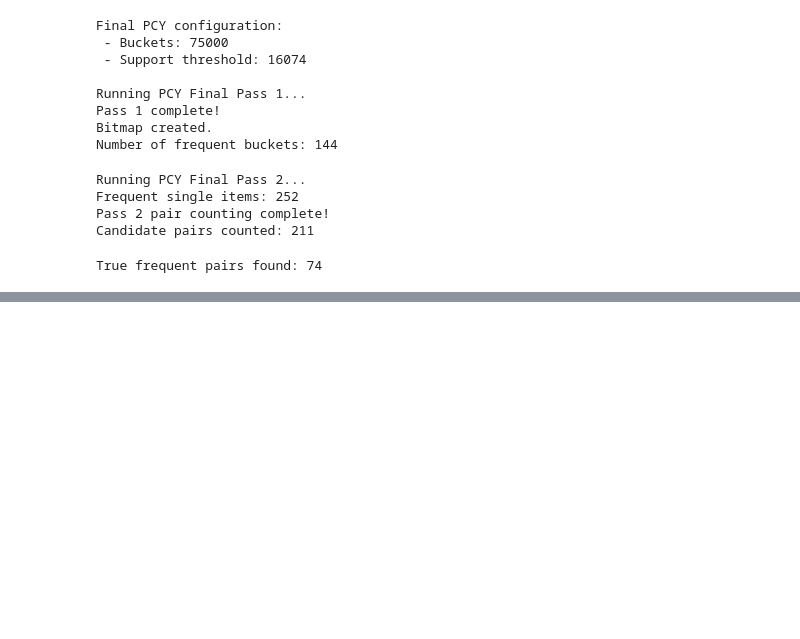
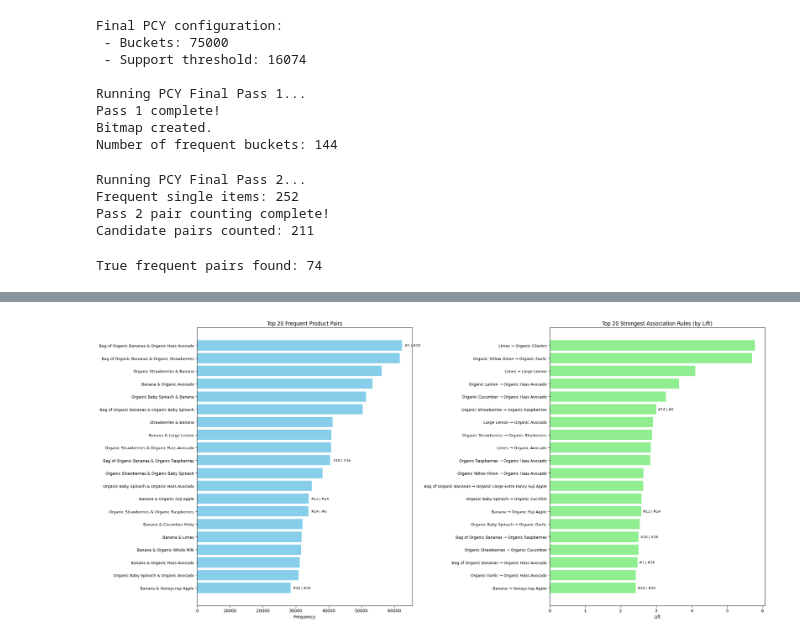
Before and after one commit to krusand/02807-CT-Project, a Jupyter notebook: MBA/Georgios/pcy_algorithm_pass2.ipynb, the cells around one changed output, grey strips where cells are left out. Drawn from its saved outputs; the diff is of its cells as text; code cells hidden in the pictures; blank space fills up the shorter version.

```diff
--- a/MBA/Georgios/pcy_algorithm_pass2.ipynb
+++ b/MBA/Georgios/pcy_algorithm_pass2.ipynb
@@ -142,0 +266,69 @@ True frequent pairs found: 74
+# %%
+import matplotlib.pyplot as plt
+
+# --- Frequent pairs (left plot) ---
+top_freq_pairs = sorted(named_pairs.items(), key=lambda x: x[1], reverse=True)[:20]
+freq_labels = [f"{a} & {b}" for (a, b), _ in top_freq_pairs]
+freq_counts = [cnt for _, cnt in top_freq_pairs]
+
+# --- Strongest rules by lift (right plot) ---
+top_rules = df_rules.head(20)
+rule_labels = [f"{row['A']} → {row['B']}" for _, row in top_rules.iterrows()]
+rule_lifts = top_rules["lift"].tolist()
+
+# --- Prepare comparable pair keys ---
+freq_pairs = [tuple(sorted(label.split(" & "))) for label in freq_labels]
+rule_pairs = [tuple(sorted(label.split(" → "))) for label in rule_labels]
+
+# Rank lookup maps
+freq_rank = {pair: i+1 for i, pair in enumerate(freq_pairs)}
+rule_rank = {pair: i+1 for i, pair in enumerate(rule_pairs)}
+
+# Common pairs that appear in both rankings
+common_pairs = set(freq_pairs).intersection(set(rule_pairs))
+
+# Plots
+fig, (ax1, ax2) = plt.subplots(1, 2, figsize=(22, 10))
+
+# Left plot
+ax1.barh(freq_labels[::-1], freq_counts[::-1], color="skyblue")
+ax1.set_title("Top 20 Frequent Product Pairs")
+ax1.set_xlabel("Frequency")
+ax1.tick_params(axis="y", labelsize=9)
+
+# Add annotation "#F | #L" to left bars
+for i, pair in enumerate(freq_pairs[::-1]):
+    original_index = len(freq_pairs) - 1 - i
+    if pair in common_pairs:
+        ax1.text(
+            freq_counts[original_index] + 800,
+            i,
+            f"#{freq_rank[pair]} | #{rule_rank[pair]}",
+            va="center",
+            fontsize=8,
+            color="black"
+        )
+
+# Right plot
+ax2.barh(rule_labels[::-1], rule_lifts[::-1], color="lightgreen")
+ax2.set_title("Top 20 Strongest Association Rules (by Lift)")
+ax2.set_xlabel("Lift")
+ax2.tick_params(axis="y", labelsize=9)
+
+# Add annotation "#F | #L" to right bars
+for i, pair in enumerate(rule_pairs[::-1]):
+    original_index = len(rule_pairs) - 1 - i
+    if pair in common_pairs:
+        ax2.text(
+            rule_lifts[original_index] + 0.05,
+            i,
+            f"#{freq_rank[pair]} | #{rule_rank[pair]}",
+            va="center",
+            fontsize=8,
+            color="black"
+        )
+
+plt.tight_layout()
+plt.show()
+# %% [output]
+[figure, added]
```
Also changed, not shown: parts of 10 cells of this notebook, 2 other files.
